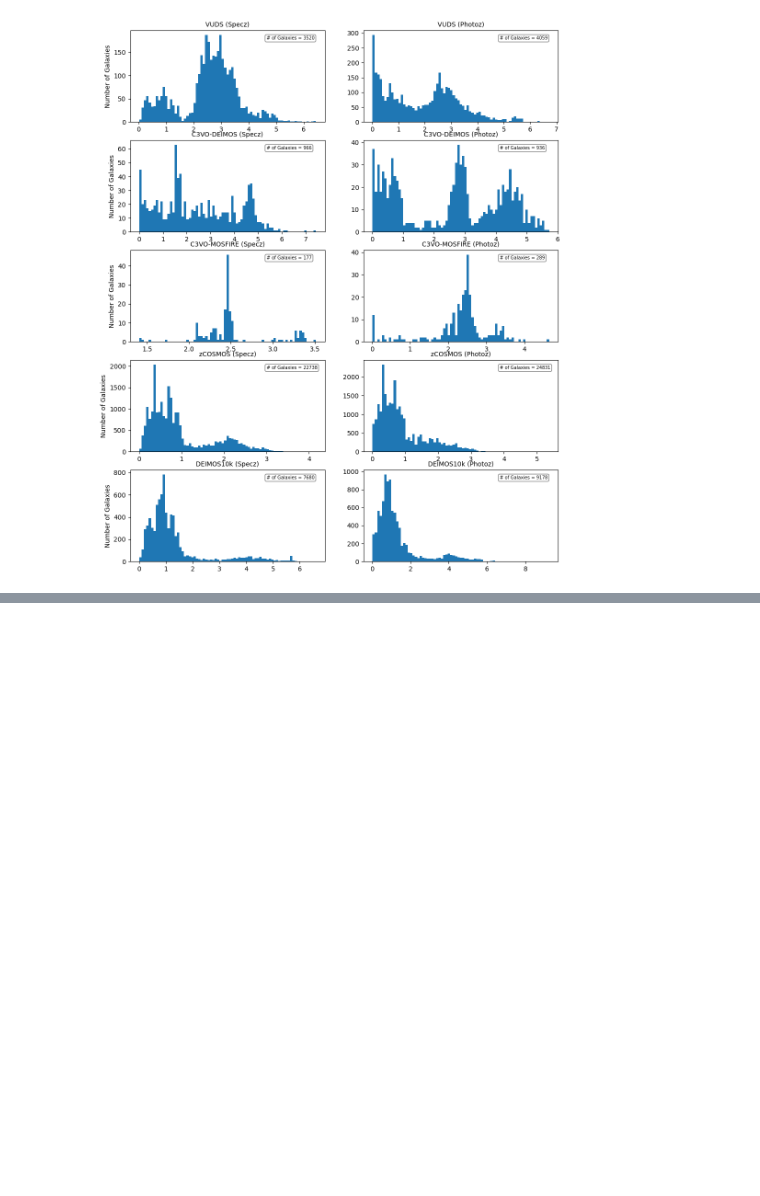
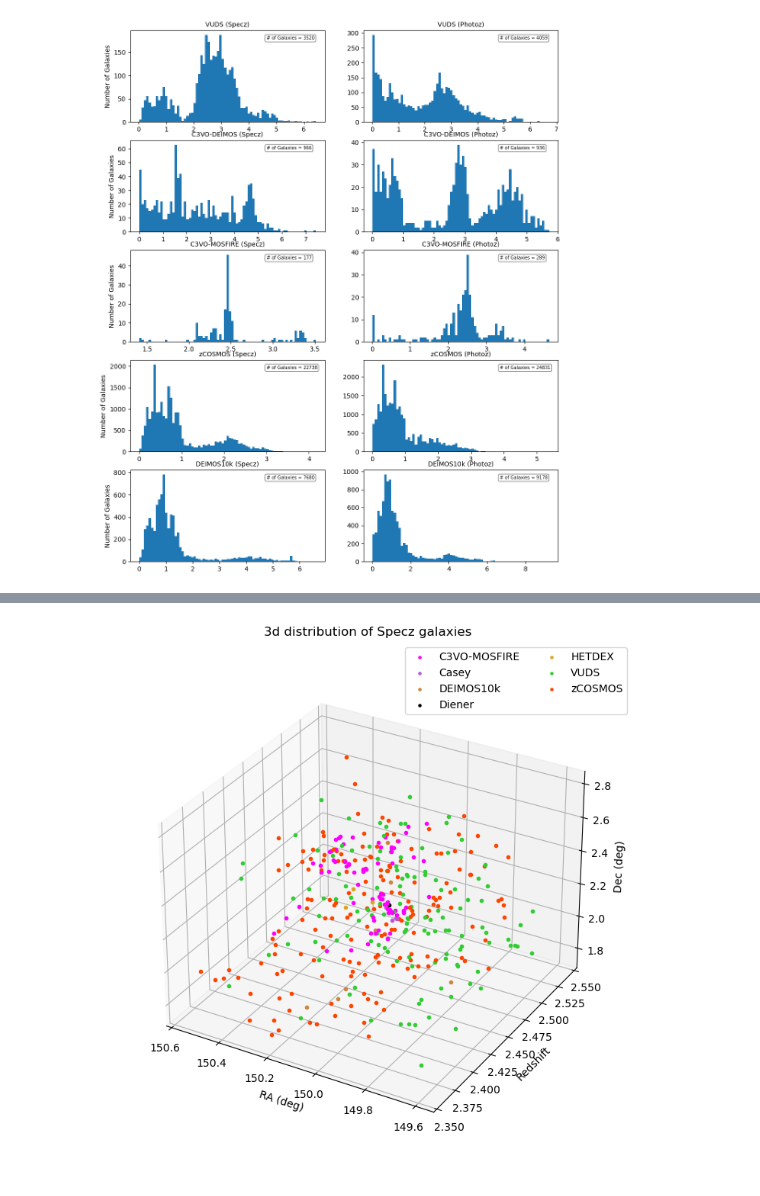
Before and after one commit to dereksikorski/699_1, a Jupyter notebook: VisualizeData.ipynb, the cells around one changed output, grey strips where cells are left out. Drawn from its saved outputs; the diff is of its cells as text; code cells hidden in the pictures; blank space fills up the shorter version.

```diff
--- a/VisualizeData.ipynb
+++ b/VisualizeData.ipynb
@@ -123,0 +179,10 @@ plt.show()
+# %%
+### Narrow down the spec-targets ###
+spec_use_idxs = np.where( (ra_range[0]<= specz_cat[:,4]) & (specz_cat[:,4] <= ra_range[1])          # RA check
+                 & (dec_range[0] <= specz_cat[:,6]) & (specz_cat[:,6] <= dec_range[1])      # Dec check
+                 & (z_range[0] <= specz_cat[:,11]) & (specz_cat[:,11]<= z_range[1])         # redshift check
+                 & (2.5<= specz_cat[:,13]) & (specz_cat[:,13] < 10)         # Quality flag check
+                 & (specz_cat[:,15]> 0))[0]         # make sure there's a legit stellar mass
+
+
+spec_use = specz_cat[spec_use_idxs]     # Trim the spec catalog to only include galaxies I care about
@@ -123,0 +244,21 @@ plt.show()
+# %%
+### Plot the 3d projection of the spec targets ###
+
+fig = plt.figure()
+fig.set_size_inches(9,9)
+ax = fig.add_subplot(projection="3d")
+ax.set_box_aspect(None, zoom=0.9)
+
+for d in spec_use:
+    ax.plot(d[4], d[11], d[6],  marker='.', color=survey_colors[d[2]])
+ax.set(title=r"3d distribution of Specz galaxies", xlabel=r"RA (deg)", ylabel="Redshift", zlabel=r"Dec (deg)",
+        xlim=(149.55, 150.6), zlim=(1.7, 2.85), ylim=(2.35,2.55))
+plt.gca().invert_xaxis()
+
+for s in np.unique(spec_use[:,2]):
+    ax.scatter(0,0,marker='.', color=survey_colors[s], label=s)
+plt.legend(loc="upper right", ncols=2)
+
+plt.show()
+# %% [output]
+[figure, added]
```
Also changed, not shown: parts of 27 cells of this notebook, 3 other files.
